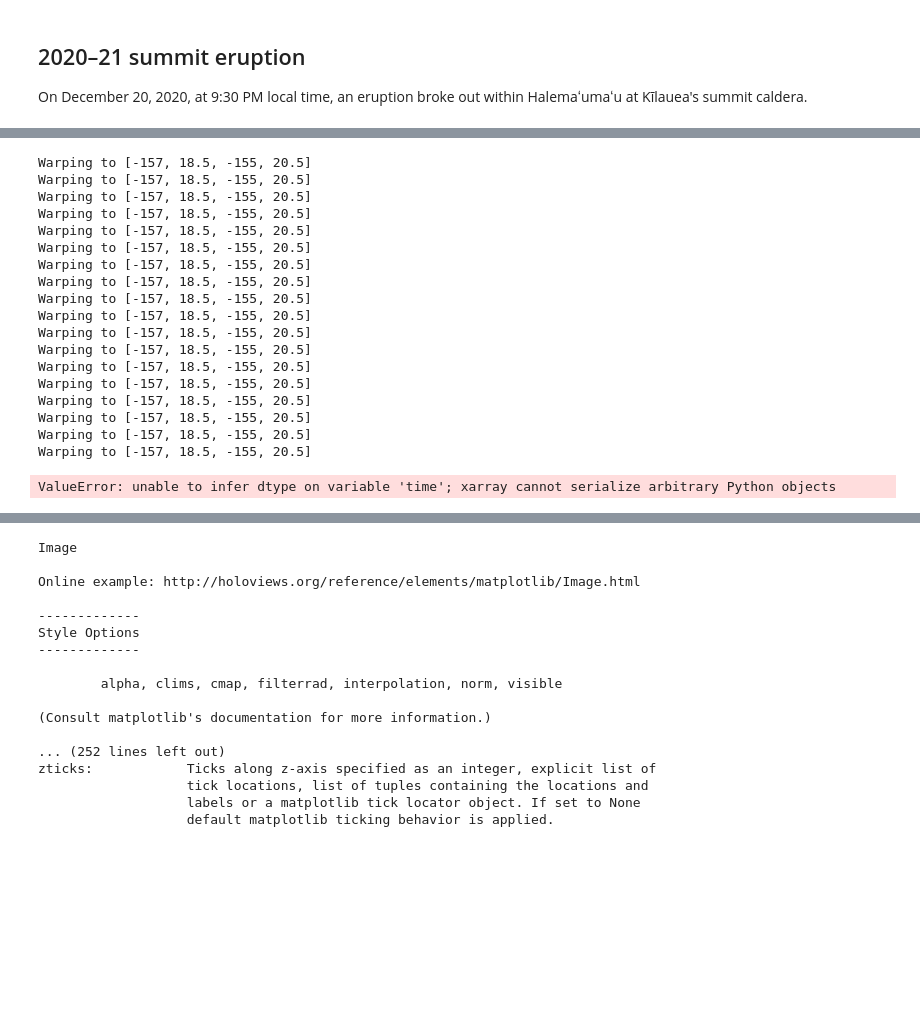
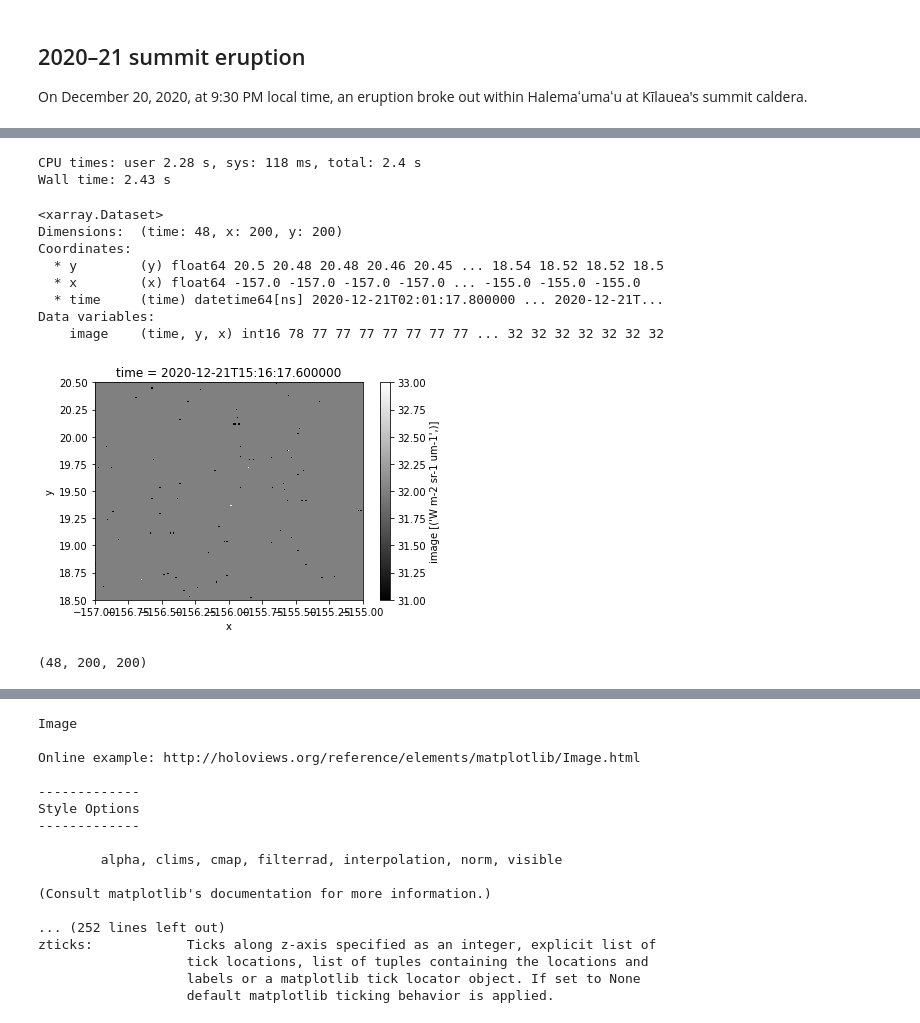
Before and after one commit to scottstanie/goes, a Jupyter notebook: kilauea-2018-gif.ipynb, the cells around one changed output, grey strips where cells are left out. Drawn from its saved outputs; the diff is of its cells as text; code cells hidden in the pictures; blank space fills up the shorter version.

```diff
--- a/kilauea-2018-gif.ipynb
+++ b/kilauea-2018-gif.ipynb
@@ -72,8 +76,9 @@ Downloading OR_ABI-L1b-RadC-M6C01_G17_s20203551626177_e20203551628550_c202035516
 fname = os.path.join(datadir, "bounded_images.nc")
 resolution = (0.01, 0.01)
 dset = "Rad"
+overwrite = True
 
-if os.path.exists(fname):
+if os.path.exists(fname) and not overwrite:
     dsm = xr.load_dataset(fname)
 else:
     fnames = sorted(glob.glob(os.path.join(datadir, "OR_ABI*.nc")))
@@ -83,31 +88,33 @@ else:
         utils.warp_subset(
             f, bounds=bounds, resolution=resolution, dset=dset, outname=tiffile
         )
-        ds_list.append(xr.open_rasterio(tiffile)[0].to_dataset(name='b'))
+        ds_list.append(xr.open_rasterio(tiffile)[0].to_dataset(name='image').drop('band'))
+#         ds_list.append(xr.open_rasterio(tiffile)[0].to_dataset(name='image'))
 
     dsm = xr.concat(ds_list, dim="time")
+
     times = [parsing.parse_goes_filename(f)["start_time"] for f in fnames]
-    dsm.coords["time"] = times
+    dsm.coords["time"] = np.array(times).astype(np.datetime64)
     dsm.to_netcdf(fname)
 
 dsm
 # %% [output]
-Warping to [-157, 18.5, -155, 20.5]
-Warping to [-157, 18.5, -155, 20.5]
-Warping to [-157, 18.5, -155, 20.5]
-Warping to [-157, 18.5, -155, 20.5]
-Warping to [-157, 18.5, -155, 20.5]
-Warping to [-157, 18.5, -155, 20.5]
-Warping to [-157, 18.5, -155, 20.5]
-Warping to [-157, 18.5, -155, 20.5]
-Warping to [-157, 18.5, -155, 20.5]
-Warping to [-157, 18.5, -155, 20.5]
-Warping to [-157, 18.5, -155, 20.5]
-Warping to [-157, 18.5, -155, 20.5]
-Warping to [-157, 18.5, -155, 20.5]
-Warping to [-157, 18.5, -155, 20.5]
-Warping to [-157, 18.5, -155, 20.5]
-Warping to [-157, 18.5, -155, 20.5]
-Warping to [-157, 18.5, -155, 20.5]
-Warping to [-157, 18.5, -155, 20.5]
+CPU times: user 2.28 s, sys: 118 ms, total: 2.4 s
+Wall time: 2.43 s
-ValueError: unable to infer dtype on variable 'time'; xarray cannot serialize arbitrary Python objects
+<xarray.Dataset>
+Dimensions:  (time: 48, x: 200, y: 200)
+Coordinates:
+  * y        (y) float64 20.5 20.48 20.48 20.46 20.45 ... 18.54 18.52 18.52 18.5
+  * x        (x) float64 -157.0 -157.0 -157.0 -157.0 ... -155.0 -155.0 -155.0
+  * time     (time) datetime64[ns] 2020-12-21T02:01:17.800000 ... 2020-12-21T...
+Data variables:
+    image    (time, y, x) int16 78 77 77 77 77 77 77 77 ... 32 32 32 32 32 32 32
+# %%
+dsm['image'][-3].plot.imshow(cmap='gray')
+plt.show()
+# %% [output]
+[figure, added]
+# %%
+dsm['image'].shape
+# %% [output]
+(48, 200, 200)
```
Also changed, not shown: parts of 10 cells of this notebook, 1 other file.
